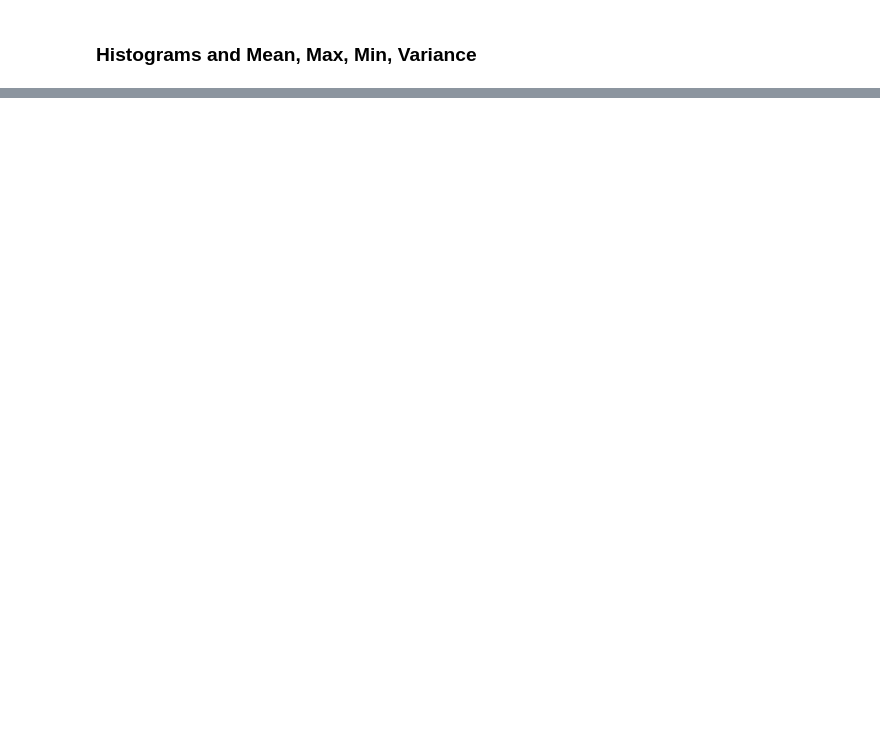
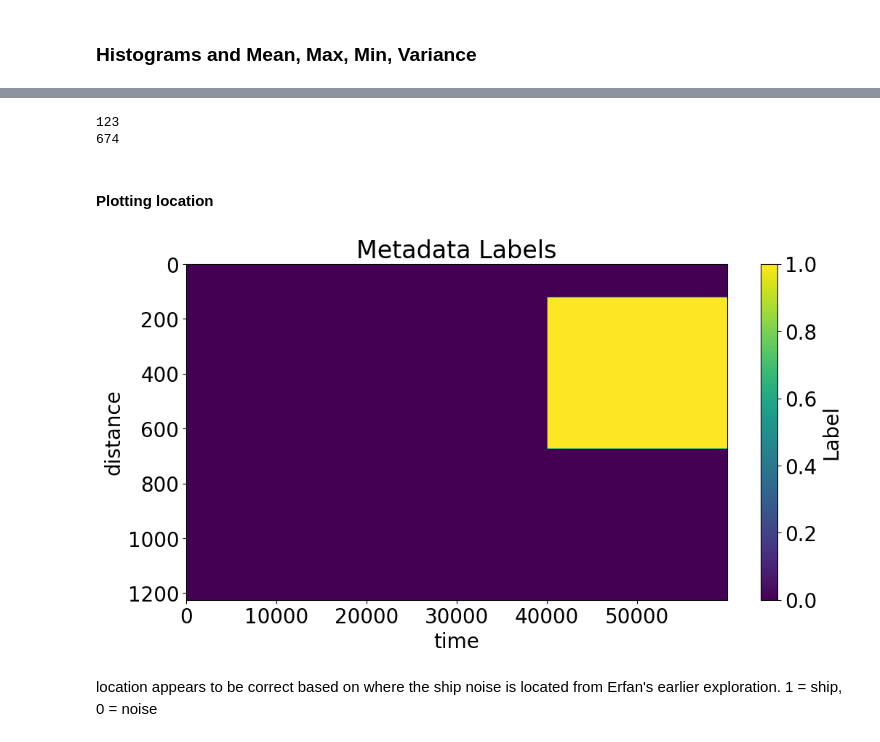
Before and after one commit to UW-MLGEO/DASclassification, a Jupyter notebook: notebooks/Data_Manipulation.ipynb, the cells around one changed output, grey strips where cells are left out. Saved outputs shown, nothing was run; the diff lists cells and outputs as text; code cells hidden in the pictures; blank space fills up the shorter version.

```diff
--- a/notebooks/Data_Manipulation.ipynb
+++ b/notebooks/Data_Manipulation.ipynb
@@ -263,0 +274,16 @@ For the downsampled distance the mean is 22488.52311399596 , the min is 12498.49
+# %%
+#make strain rate a pandas dataframe
+import pandas as pd
+df = pd.DataFrame(str_rate_downsampled)
+df
+
+#turn it into a 3d dataframe with time and distance
+df = pd.DataFrame(str_rate_downsampled, index = dist_downsampled, columns = time_downsampled)
+
+#add label to the distance and time
+df.index.name = 'Distance'
+df.columns.name = 'Time'
+
+#find number of columns
+num_columns = len(df.columns)
+print(num_columns)
@@ -263,0 +294,5 @@ For the downsampled distance the mean is 22488.52311399596 , the min is 12498.49
+# %%
+#make a test metadata dataframe with the same distance index and time columns, but with the class label "ship" for points between distances 50500 and 52750 excluding times <200
+metadata = pd.DataFrame(index = df.index, columns = df.columns)
+metadata = metadata.fillna(0)
+metadata
@@ -263,0 +314,28 @@ For the downsampled distance the mean is 22488.52311399596 , the min is 12498.49
+# %%
+# Find the closest index values for the given distances
+start_distance = df.index.searchsorted(50500)
+end_distance = df.index.searchsorted(52750)
+
+print(start_distance)
+print(end_distance)
+
+# add ship label to the metadata for points in the specified distance and time range from above
+metadata.iloc[start_distance:end_distance, 40000:-1] = 1
+# %% [output]
+123
+674
+# %% [markdown]
+#### Plotting location
+# %%
+#plot the metadata to double check that the labels are correct and give values of 1 and 2 different colors
+plt.figure(figsize=(12, 6))
+plt.imshow(metadata, aspect='auto', cmap='viridis')
+plt.colorbar(label='Label')
+plt.title('Metadata Labels')
+plt.xlabel('time')
+plt.ylabel('distance')
+plt.show()
+# %% [output]
+[figure, added]
+# %% [markdown]
+location appears to be correct based on where the ship noise is located from Erfan's earlier exploration. 1 = ship, 0 = noise
```
Also changed, not shown: parts of 36 cells of this notebook.
